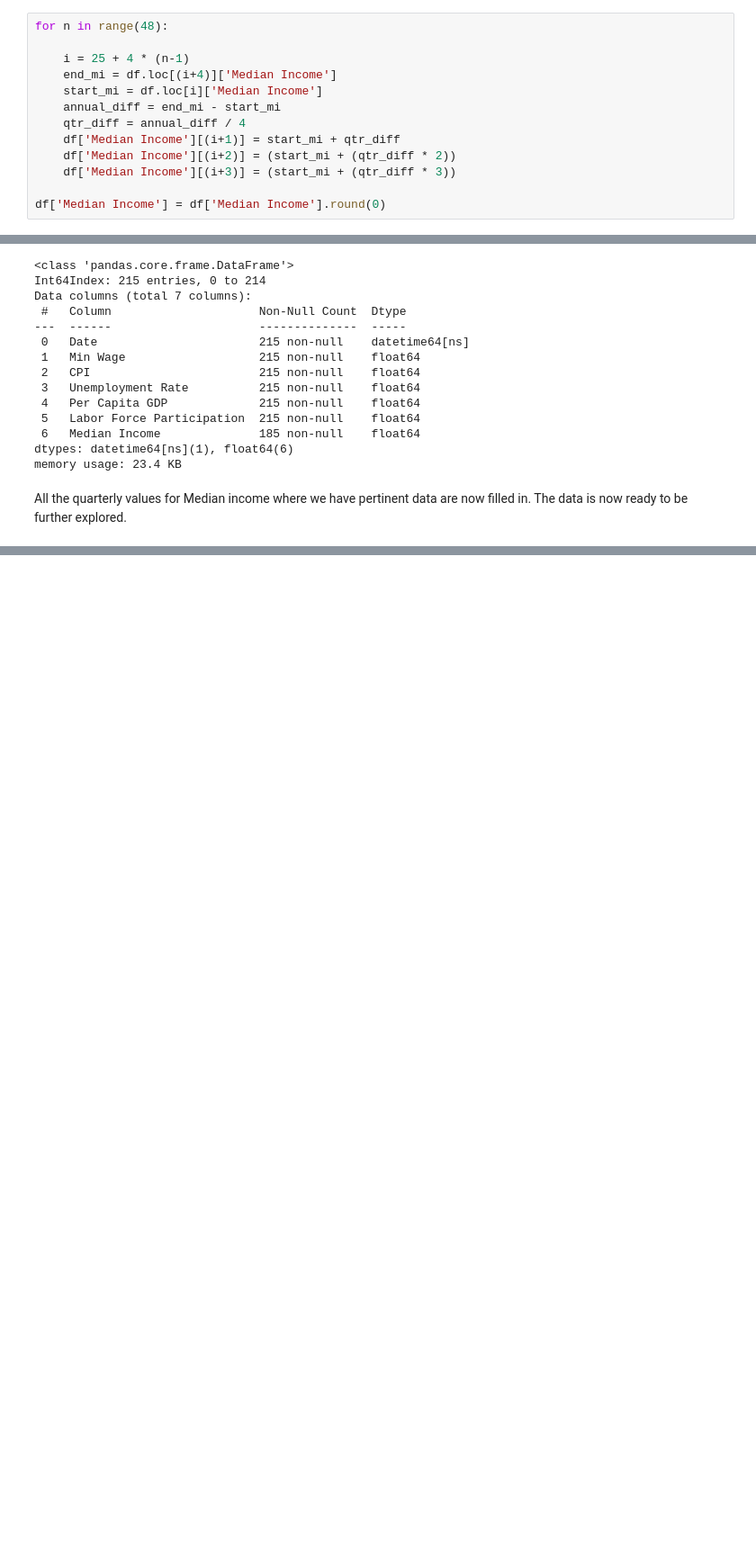
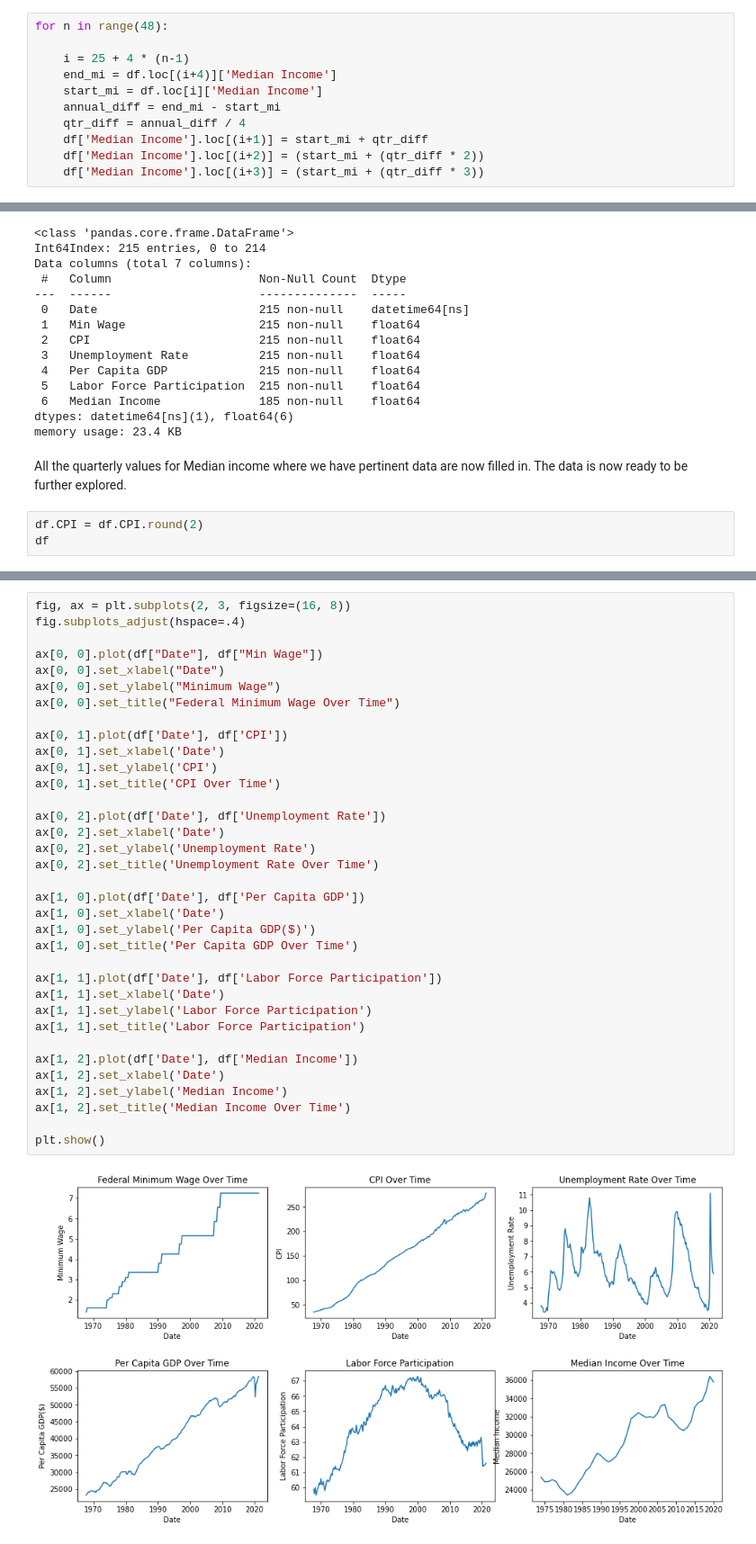
Before and after one commit to drewc77/Capstone-3, a Jupyter notebook: Capstone 3 Notebook.ipynb, the cells around one changed output, grey strips where cells are left out. Shown at 90% size. Cells and saved outputs as stored; diff of their text form; blank space fills up the shorter version.

```diff
--- a/Capstone 3 Notebook.ipynb
+++ b/Capstone 3 Notebook.ipynb
@@ -200,11 +202,9 @@ for n in range(48):
     start_mi = df.loc[i]['Median Income']
     annual_diff = end_mi - start_mi
     qtr_diff = annual_diff / 4
-    df['Median Income'][(i+1)] = start_mi + qtr_diff
-    df['Median Income'][(i+2)] = (start_mi + (qtr_diff * 2))
-    df['Median Income'][(i+3)] = (start_mi + (qtr_diff * 3))
-
-df['Median Income'] = df['Median Income'].round(0)
+    df['Median Income'].loc[(i+1)] = start_mi + qtr_diff
+    df['Median Income'].loc[(i+2)] = (start_mi + (qtr_diff * 2))
+    df['Median Income'].loc[(i+3)] = (start_mi + (qtr_diff * 3))
 # %% [output]
 A value is trying to be set on a copy of a slice from a DataFrame
 
@@ -256,3 +248,6 @@ dtypes: datetime64[ns](1), float64(6)
 memory usage: 23.4 KB
 # %% [markdown]
 All the quarterly values for Median income where we have pertinent data are now filled in. The data is now ready to be further explored.
+# %%
+df.CPI = df.CPI.round(2)
+df
@@ -258,0 +270,37 @@ All the quarterly values for Median income where we have pertinent data are now
+# %%
+fig, ax = plt.subplots(2, 3, figsize=(16, 8))
+fig.subplots_adjust(hspace=.4)
+
+ax[0, 0].plot(df["Date"], df["Min Wage"])
+ax[0, 0].set_xlabel("Date")
+ax[0, 0].set_ylabel("Minimum Wage")
+ax[0, 0].set_title("Federal Minimum Wage Over Time")
+
+ax[0, 1].plot(df['Date'], df['CPI'])
+ax[0, 1].set_xlabel('Date')
+ax[0, 1].set_ylabel('CPI')
+ax[0, 1].set_title('CPI Over Time')
+
+ax[0, 2].plot(df['Date'], df['Unemployment Rate'])
+ax[0, 2].set_xlabel('Date')
+ax[0, 2].set_ylabel('Unemployment Rate')
+ax[0, 2].set_title('Unemployment Rate Over Time')
+
+ax[1, 0].plot(df['Date'], df['Per Capita GDP'])
+ax[1, 0].set_xlabel('Date')
+ax[1, 0].set_ylabel('Per Capita GDP($)')
+ax[1, 0].set_title('Per Capita GDP Over Time')
+
+ax[1, 1].plot(df['Date'], df['Labor Force Participation'])
+ax[1, 1].set_xlabel('Date')
+ax[1, 1].set_ylabel('Labor Force Participation')
+ax[1, 1].set_title('Labor Force Participation')
+
+ax[1, 2].plot(df['Date'], df['Median Income'])
+ax[1, 2].set_xlabel('Date')
+ax[1, 2].set_ylabel('Median Income')
+ax[1, 2].set_title('Median Income Over Time')
+
+plt.show()
+# %% [output]
+[figure, added]
```
Also changed, not shown: parts of 34 cells of this notebook.
